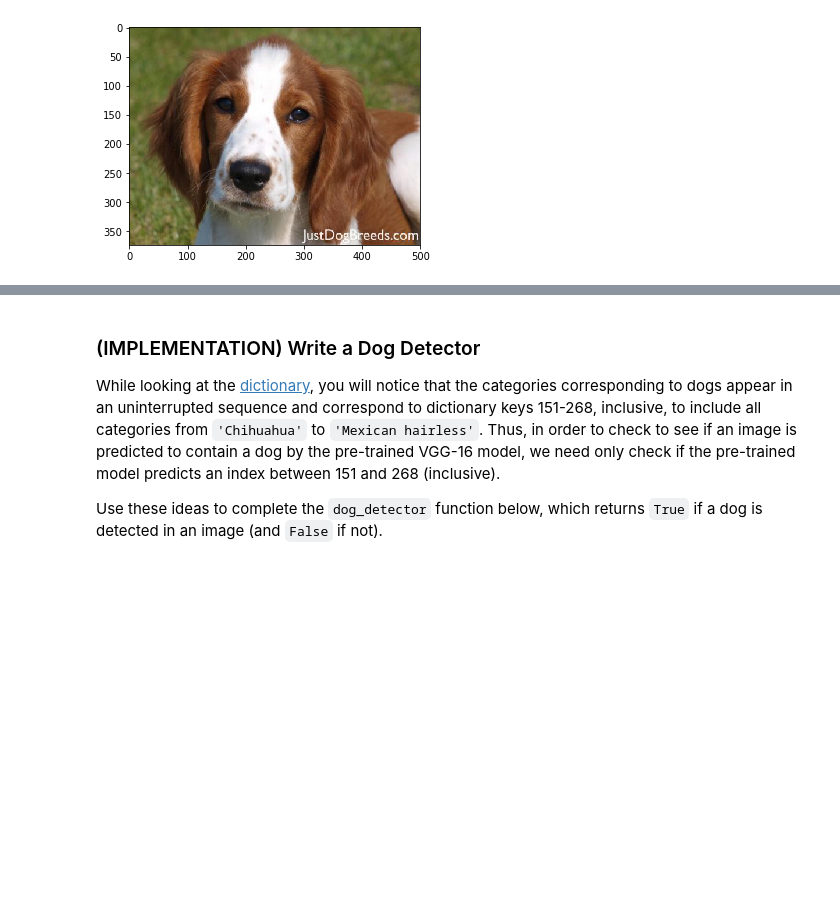
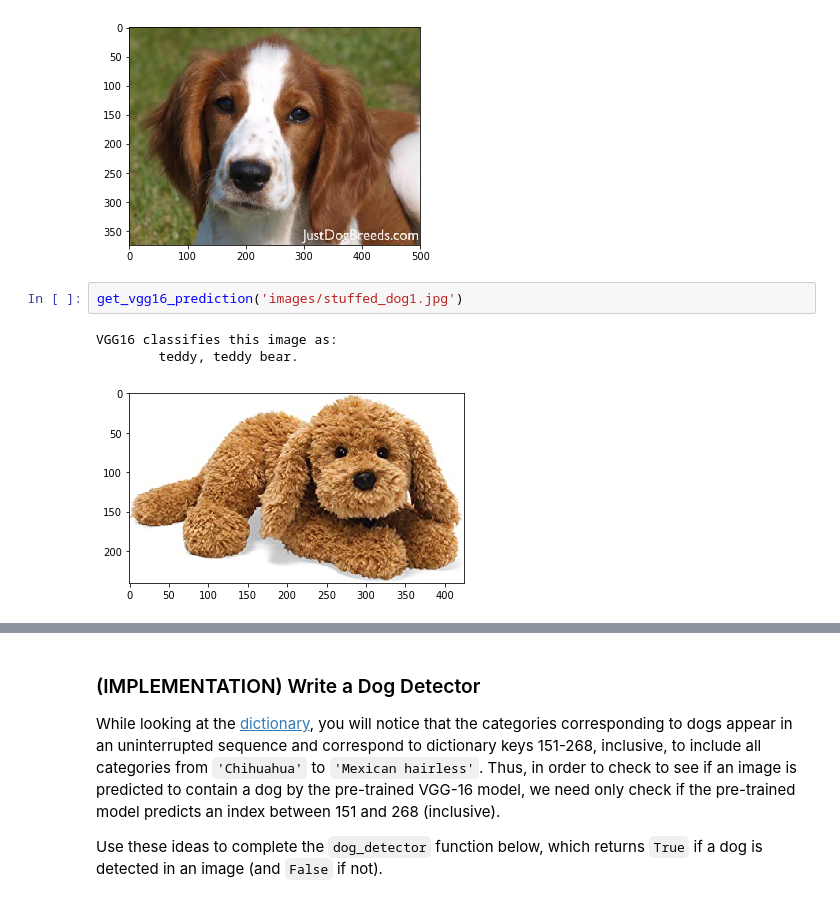
Before and after one commit to heschmat/deep-learning-projects, a Jupyter notebook: cnn-dog-breed-classifier/dog_app.ipynb, the cells around one changed output, grey strips where cells are left out. Drawn from its saved outputs; the diff is of its cells as text; blank space fills up the shorter version.

```diff
--- a/cnn-dog-breed-classifier/dog_app.ipynb
+++ b/cnn-dog-breed-classifier/dog_app.ipynb
@@ -279,3 +279,9 @@ get_vgg16_prediction('images/Welsh_springer_spaniel_08203.jpg')
 VGG16 classifies this image as:
         Welsh springer spaniel.
 [figure]
+# %%
+get_vgg16_prediction('images/stuffed_dog1.jpg')
+# %% [output]
+VGG16 classifies this image as:
+        teddy, teddy bear.
+[figure, added]
```
Also changed, not shown: parts of 12 cells of this notebook.
